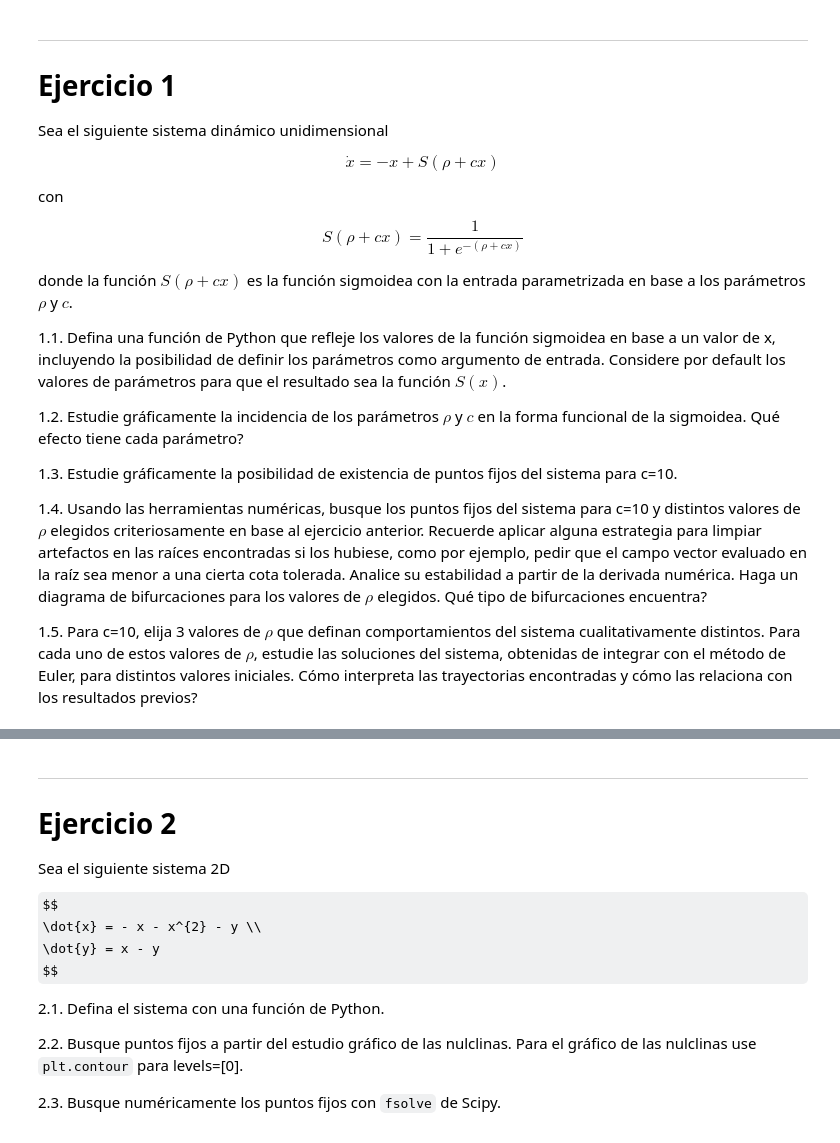
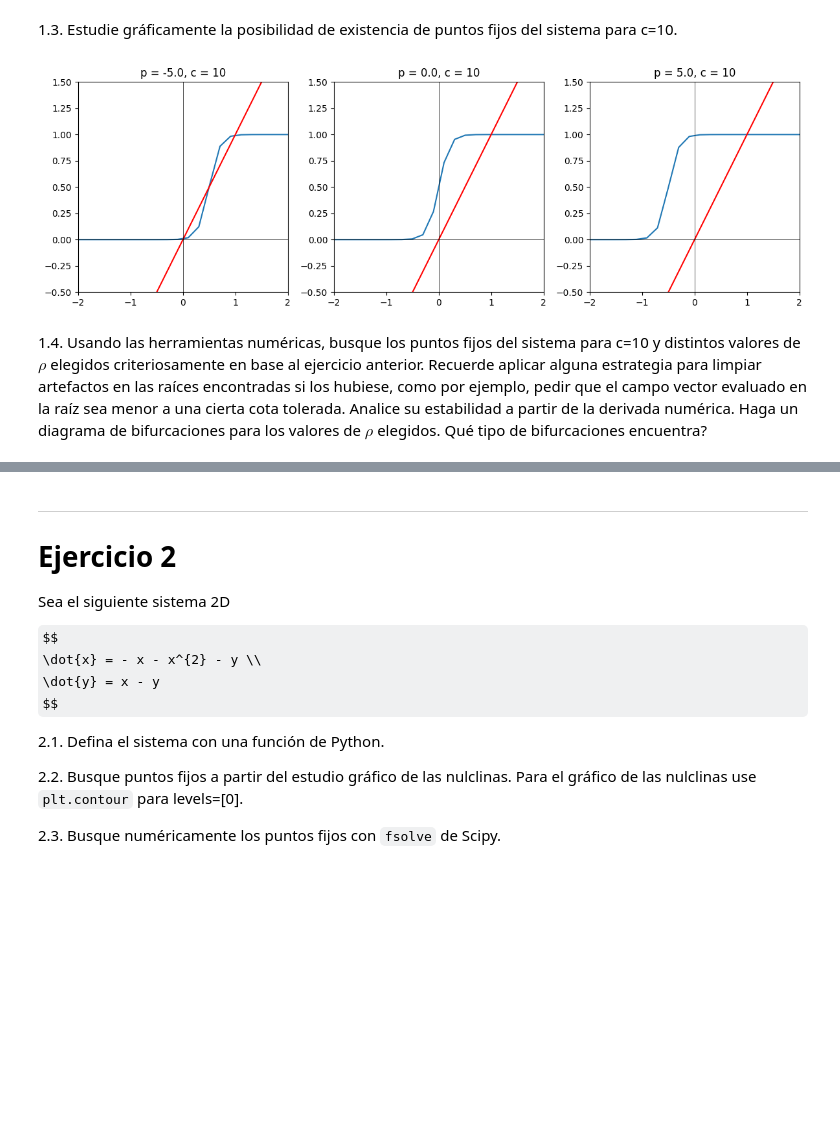
Before and after one commit to HBocaccio/NumLabIMC, a Jupyter notebook: TPs/TP1/TP1IMC2024.ipynb, the cells around one changed output, grey strips where cells are left out. Drawn from its saved outputs; the diff is of its cells as text; code cells hidden in the pictures; some formulas as TeX source; blank space fills up the shorter version.

Commit message:
cosas divertidas y el punto 1 del tp (tambien es divertido igual)

```diff
--- a/TPs/TP1/TP1IMC2024.ipynb
+++ b/TPs/TP1/TP1IMC2024.ipynb
@@ -10,27 +65,31 @@ El contenido del archivo debe incluir las celdas de código necesarias para resp
+# %% [markdown]
+1.3. Estudie gráficamente la posibilidad de existencia de puntos fijos del sistema para c=10.
+# %%
+# 1.3
+ps = np.linspace(-5, 5, 3)
+
+fig, axs = plt.subplots(1, 3, figsize=(12, 4))
+for i in range(3):
+    xs = np.linspace(-10, 10, 100)
+    ys1 = sigmoidea(ps[i], 10)(xs)
+    ys2 = xs
+
+    axs[i].plot(xs, ys1, label="sigmoide")
+    axs[i].plot(xs, ys2, color="red", label="x")
+    axs[i].set_title(f"p = {ps[i]}, c = 10")
+    axs[i].axhline(0, color="black", lw=0.5)
+    axs[i].axvline(0, color="black", lw=0.5)
+    axs[i].set_ylim(-0.5, 1.5)
+    axs[i].set_xlim(-2, 2)
+
+plt.tight_layout()
+
+# Para p = -5 hay 3 puntos fijos
+# Para p >= 0 hay 1 punto fijo
+
+# En algun lugar en el medio la recta es tangente a la sigmoidea y hay exactamente 2 puntos fijos
+# TODO: averiguar cual es ese punto y poner un grafico ahi
+# %% [output]
+[figure, added]
 # %% [markdown]
----
-# Ejercicio 1
-
-Sea el siguiente sistema dinámico unidimensional
-
-$$
-\dot{x} = -x + S(\rho+cx)
-$$
-
-con
-
-$$
-S(\rho+cx)=\frac{1}{1+e^{-(\rho+cx)}}
-$$
-
-donde la función $S(\rho+cx)$ es la función sigmoidea con la entrada parametrizada en base a los parámetros $\rho$ y $c$.
-
-1.1. Defina una función de Python que refleje los valores de la función sigmoidea en base a un valor de x, incluyendo la posibilidad de definir los parámetros como argumento de entrada. Considere por default los valores de parámetros para que el resultado sea la función $S(x)$.
-
-1.2. Estudie gráficamente la incidencia de los parámetros $\rho$ y $c$ en la forma funcional de la sigmoidea. Qué efecto tiene cada parámetro?
-
-1.3. Estudie gráficamente la posibilidad de existencia de puntos fijos del sistema para c=10.
-
 1.4. Usando las herramientas numéricas, busque los puntos fijos del sistema para c=10 y distintos valores de $\rho$ elegidos criteriosamente en base al ejercicio anterior. Recuerde aplicar alguna estrategia para limpiar artefactos en las raíces encontradas si los hubiese, como por ejemplo, pedir que el campo vector evaluado en la raíz sea menor a una cierta cota tolerada. Analice su estabilidad a partir de la derivada numérica. Haga un diagrama de bifurcaciones para los valores de $\rho$ elegidos. Qué tipo de bifurcaciones encuentra?
-
-1.5. Para c=10, elija 3 valores de $\rho$ que definan comportamientos del sistema cualitativamente distintos. Para cada uno de estos valores de $\rho$, estudie las soluciones del sistema, obtenidas de integrar con el método de Euler, para distintos valores iniciales. Cómo interpreta las trayectorias encontradas y cómo las relaciona con los resultados previos?
```
Also changed, not shown: parts of 13 cells of this notebook, 5 other files.
